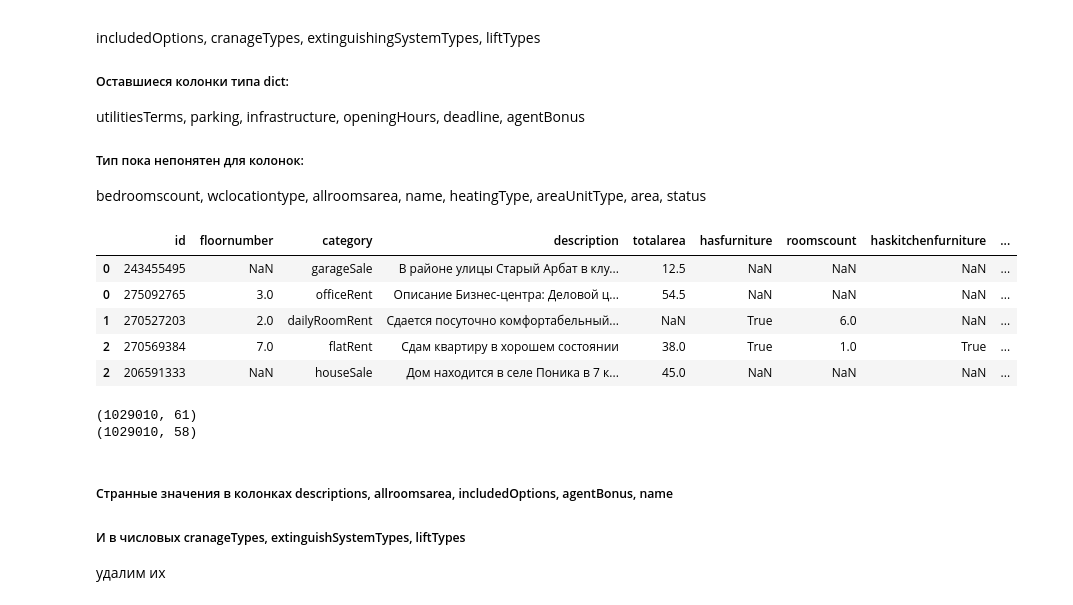
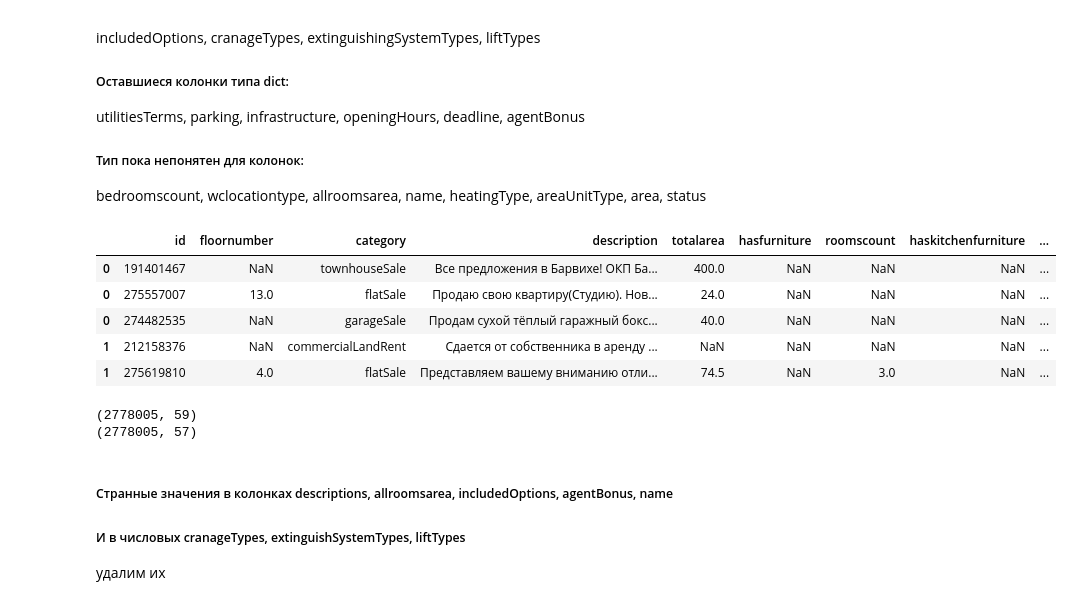
Before and after one commit to MariaZharova/recsys_internship, a Jupyter notebook: Embedding.ipynb, the cells around one changed output. Drawn from its saved outputs; the diff is of its cells as text; code cells hidden in the pictures.

```diff
--- a/Embedding.ipynb
+++ b/Embedding.ipynb
@@ -14,6 +14,7 @@ tqdm.pandas()
 # %%
 data1 = pd.read_csv('lst_announcement_data_1.gzip', compression='gzip')
 data2 = pd.read_csv('lst_announcement_data_2.gzip', compression='gzip')
+data3 = pd.read_csv('lst_announcement_data_3.gzip', compression='gzip')
 # %%
 print(data1.shape)
 data1.head()
@@ -41,5 +53,6 @@ data2.head()
 # %%
 data1.drop_duplicates(subset=['id'], inplace=True)
 data2.drop_duplicates(subset=['id'], inplace=True)
-print(data1.shape, data2.shape)
+data3.drop_duplicates(subset=['id'], inplace=True)
+print(data1.shape, data2.shape, data3.shape)
 # %% [output]
@@ -67,9 +80,11 @@ memory usage: 189.8+ MB
 # %% [markdown]
 Удаляем столбцы, в которых более 90% пропусков
 # %%
-data = pd.concat([data1, data2]) # не тестовый вариант
+data = pd.concat([data1, data2, data3]) # не тестовый вариант
 #data = data1.iloc[:10000] # тестовый вариант для ускорения
+print('after concating:', data.shape)
 data.drop_duplicates(subset=['id'], inplace=True)
+print('after drop duplicates:', data.shape)
 ID = np.array(data['id']) # сохраним id объявок
 
 def get_nan_cols(df, nan_percent=0.8):
@@ -164,24 +181,24 @@ bedroomscount, wclocationtype, allroomsarea, name, heatingType, areaUnitType, ar
 # %%
 # посмотрим, сколько пустых словарей/списков
 data['utilitiesTerms'] = data['utilitiesTerms'].progress_apply(lambda y: np.nan if y is None else y)
 data['parking'] = data['parking'].progress_apply(lambda y: np.nan if len(y)==0 else y)
 data['infrastructure'] = data['infrastructure'].progress_apply(lambda y: np.nan if len(y)==0 else y)
 data['openingHours'] = data['openingHours'].progress_apply(lambda y: np.nan if len(y)==0 else y)
 data['deadline'] = data['deadline'].progress_apply(lambda y: np.nan if len(y)==0 else y)
-data['agentBonus'] = data['agentBonus'].progress_apply(lambda y: np.nan if y is None else y)
+#data['agentBonus'] = data['agentBonus'].progress_apply(lambda y: np.nan if y is None else y)
 
 data['includedOptions'] = data['includedOptions'].progress_apply(lambda y: np.nan if y is None else y)
 data['cranageTypes'] = data['cranageTypes'].progress_apply(lambda y: np.nan if y is None else y)
 data['extinguishingSystemTypes'] = data['extinguishingSystemTypes'].progress_apply(lambda y: np.nan if y is None else y)
 data['liftTypes'] = data['liftTypes'].progress_apply(lambda y: np.nan if y is None else y)
 data.head()
 # %% [output]
 |  | id | floornumber | category | description | totalarea | hasfurniture | roomscount | haskitchenfurniture | ... |
-| 0 | 243455495 | NaN | garageSale | В районе улицы Старый Арбат в клу... | 12.5 | NaN | NaN | NaN | ... |
-| 0 | 275092765 | 3.0 | officeRent | Описание Бизнес-центра: Деловой ц... | 54.5 | NaN | NaN | NaN | ... |
-| 1 | 270527203 | 2.0 | dailyRoomRent | Сдается посуточно комфортабельный... | NaN | True | 6.0 | NaN | ... |
-| 2 | 270569384 | 7.0 | flatRent | Сдам квартиру в хорошем состоянии | 38.0 | True | 1.0 | True | ... |
-| 2 | 206591333 | NaN | houseSale | Дом находится в селе Поника в 7 к... | 45.0 | NaN | NaN | NaN | ... |
+| 0 | 191401467 | NaN | townhouseSale | Все предложения в Барвихе! ОКП Ба... | 400.0 | NaN | NaN | NaN | ... |
+| 0 | 275557007 | 13.0 | flatSale | Продаю свою квартиру(Студию). Нов... | 24.0 | NaN | NaN | NaN | ... |
+| 0 | 274482535 | NaN | garageSale | Продам сухой тёплый гаражный бокс... | 40.0 | NaN | NaN | NaN | ... |
+| 1 | 212158376 | NaN | commercialLandRent | Сдается от собственника в аренду ... | NaN | NaN | NaN | NaN | ... |
+| 1 | 275619810 | 4.0 | flatSale | Представляем вашему вниманию отли... | 74.5 | NaN | 3.0 | NaN | ... |
 # %%
 # традиционно почистим от колонок, в которых много пропусков
 print(data.shape)
@@ -189,8 +206,8 @@ colss = get_nan_cols(data, 0.9)
 data = data.drop(colss, axis=1)
 print(data.shape)
 # %% [output]
-(1029010, 61)
-(1029010, 58)
+(2778005, 59)
+(2778005, 57)
 # %% [markdown]
 ##### Странные значения в колонках descriptions, allroomsarea, includedOptions, agentBonus, name
 ##### И в числовых cranageTypes, extinguishSystemTypes, liftTypes
```
Also changed, not shown: parts of 27 cells of this notebook.
